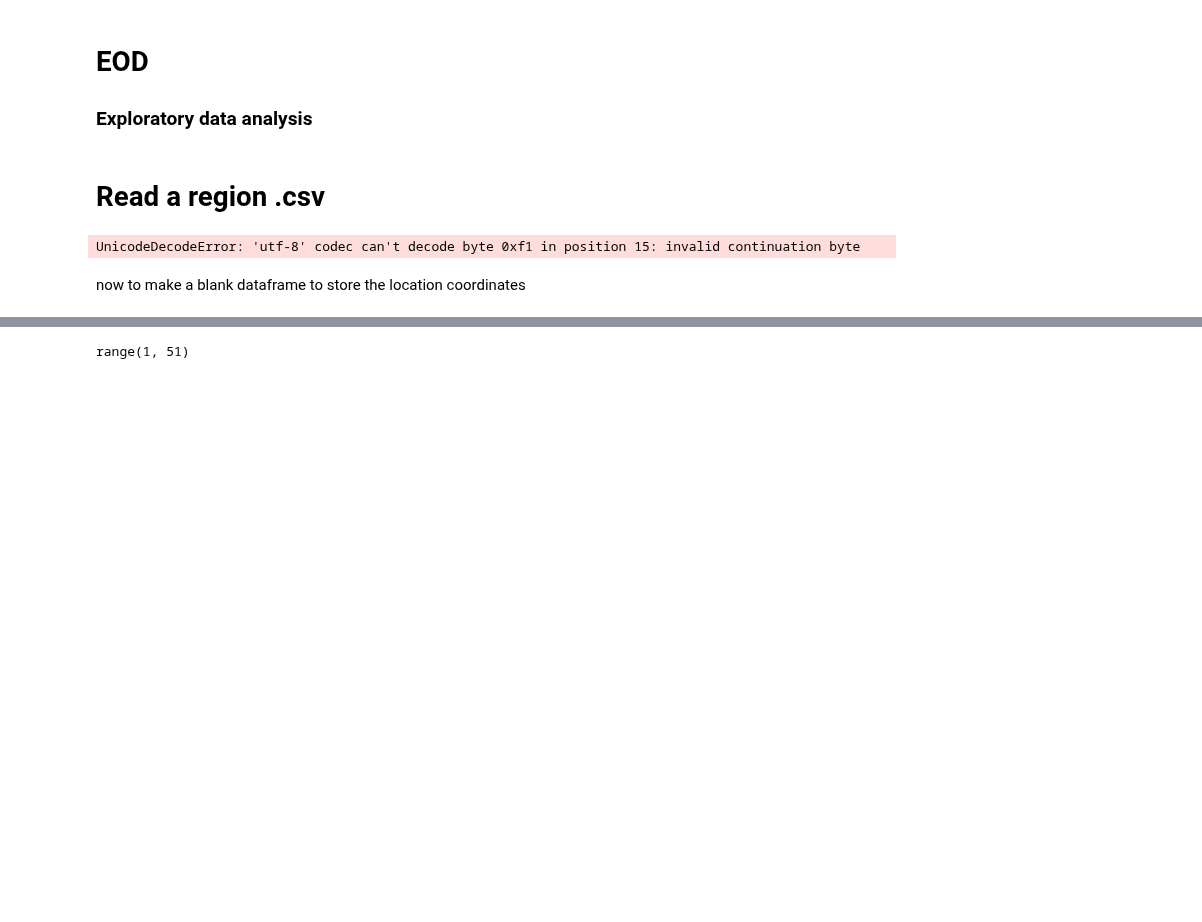
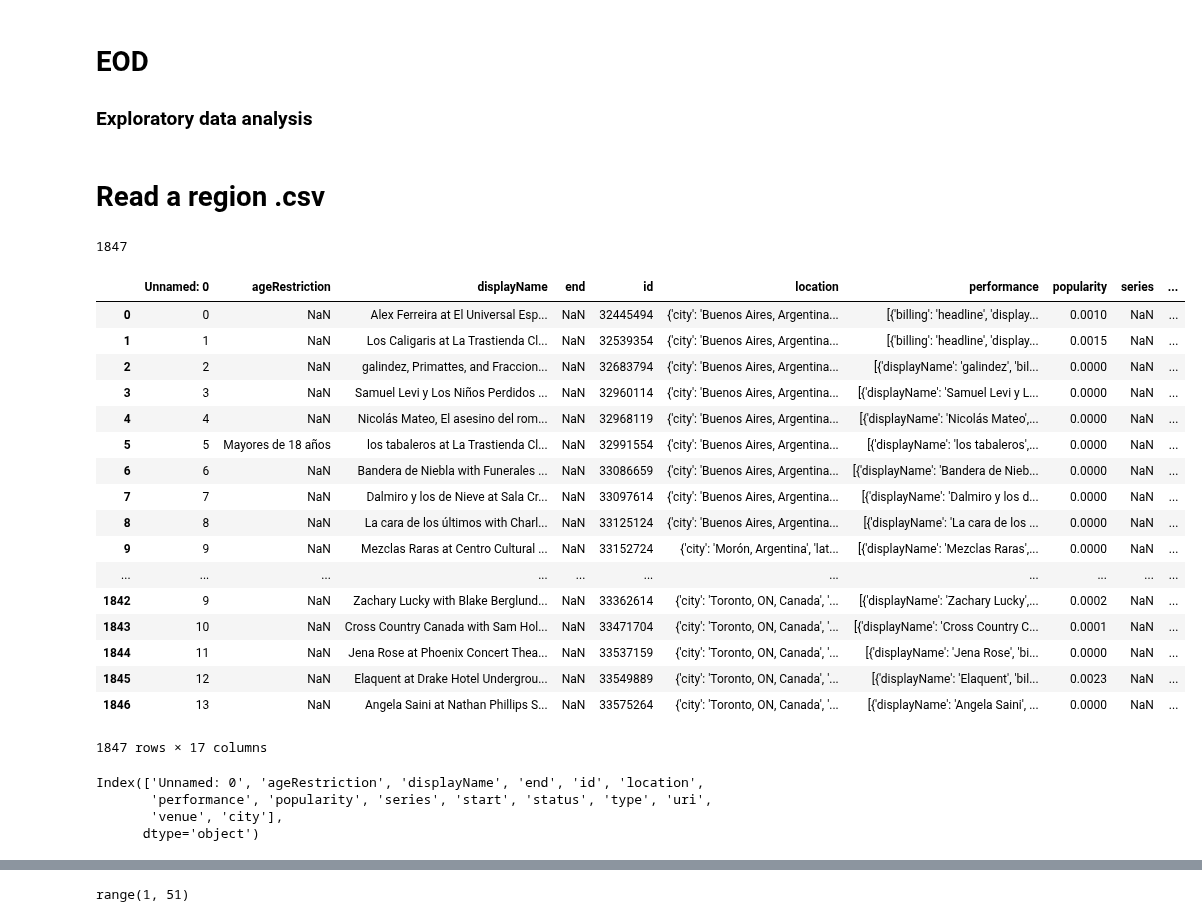
Before and after one commit to CityBlender/data-analysis, a Jupyter notebook: EOD_V02.ipynb, the cells around one changed output, grey strips where cells are left out. Saved outputs shown, nothing was run; the diff lists cells and outputs as text; code cells hidden in the pictures; blank space fills up the shorter version.

```diff
--- a/EOD_V02.ipynb
+++ b/EOD_V02.ipynb
@@ -28,4 +29,2 @@ os.chdir('C:\\Users\\Jonathan\\Desktop\\Songsdump\\CSVs')
 # %%
-df = pd.read_csv('americas.csv')
+df = pd.read_csv('americas.csv', encoding='ISO-8859-1')
-# %% [output]
-UnicodeDecodeError: 'utf-8' codec can't decode byte 0xf1 in position 15: invalid continuation byte
@@ -39,2 +31,4 @@ json_data = json.load(json_file)
-# %% [markdown]
-now to make a blank dataframe to store the location coordinates
+# %%
+len(df['location'])
+# %% [output]
+1847
@@ -40,0 +43,28 @@ now to make a blank dataframe to store the location coordinates
+# %%
+df
+# %% [output]
+|  | Unnamed: 0 | ageRestriction | displayName | end | id | location | performance | popularity | series | ... |
+| 0 | 0 | NaN | Alex Ferreira at El Universal Esp... | NaN | 32445494 | {'city': 'Buenos Aires, Argentina... | [{'billing': 'headline', 'display... | 0.0010 | NaN | ... |
+| 1 | 1 | NaN | Los Caligaris at La Trastienda Cl... | NaN | 32539354 | {'city': 'Buenos Aires, Argentina... | [{'billing': 'headline', 'display... | 0.0015 | NaN | ... |
+| 2 | 2 | NaN | galindez, Primattes, and Fraccion... | NaN | 32683794 | {'city': 'Buenos Aires, Argentina... | [{'displayName': 'galindez', 'bil... | 0.0000 | NaN | ... |
+| 3 | 3 | NaN | Samuel Levi y Los Niños Perdidos ... | NaN | 32960114 | {'city': 'Buenos Aires, Argentina... | [{'displayName': 'Samuel Levi y L... | 0.0000 | NaN | ... |
+| 4 | 4 | NaN | Nicolás Mateo, El asesino del rom... | NaN | 32968119 | {'city': 'Buenos Aires, Argentina... | [{'displayName': 'Nicolás Mateo',... | 0.0000 | NaN | ... |
+| 5 | 5 | Mayores de 18 años | los tabaleros at La Trastienda Cl... | NaN | 32991554 | {'city': 'Buenos Aires, Argentina... | [{'displayName': 'los tabaleros',... | 0.0000 | NaN | ... |
+| 6 | 6 | NaN | Bandera de Niebla with Funerales ... | NaN | 33086659 | {'city': 'Buenos Aires, Argentina... | [{'displayName': 'Bandera de Nieb... | 0.0000 | NaN | ... |
+| 7 | 7 | NaN | Dalmiro y los de Nieve at Sala Cr... | NaN | 33097614 | {'city': 'Buenos Aires, Argentina... | [{'displayName': 'Dalmiro y los d... | 0.0000 | NaN | ... |
+| 8 | 8 | NaN | La cara de los últimos with Charl... | NaN | 33125124 | {'city': 'Buenos Aires, Argentina... | [{'displayName': 'La cara de los ... | 0.0000 | NaN | ... |
+| 9 | 9 | NaN | Mezclas Raras at Centro Cultural ... | NaN | 33152724 | {'city': 'Morón, Argentina', 'lat... | [{'displayName': 'Mezclas Raras',... | 0.0000 | NaN | ... |
+| ... | ... | ... | ... | ... | ... | ... | ... | ... | ... | ... |
+| 1842 | 9 | NaN | Zachary Lucky with Blake Berglund... | NaN | 33362614 | {'city': 'Toronto, ON, Canada', '... | [{'displayName': 'Zachary Lucky',... | 0.0002 | NaN | ... |
+| 1843 | 10 | NaN | Cross Country Canada with Sam Hol... | NaN | 33471704 | {'city': 'Toronto, ON, Canada', '... | [{'displayName': 'Cross Country C... | 0.0001 | NaN | ... |
+| 1844 | 11 | NaN | Jena Rose at Phoenix Concert Thea... | NaN | 33537159 | {'city': 'Toronto, ON, Canada', '... | [{'displayName': 'Jena Rose', 'bi... | 0.0000 | NaN | ... |
+| 1845 | 12 | NaN | Elaquent at Drake Hotel Undergrou... | NaN | 33549889 | {'city': 'Toronto, ON, Canada', '... | [{'displayName': 'Elaquent', 'bil... | 0.0023 | NaN | ... |
+| 1846 | 13 | NaN | Angela Saini at Nathan Phillips S... | NaN | 33575264 | {'city': 'Toronto, ON, Canada', '... | [{'displayName': 'Angela Saini', ... | 0.0000 | NaN | ... |
+1847 rows × 17 columns
+# %%
+df.columns
+# %% [output]
+Index(['Unnamed: 0', 'ageRestriction', 'displayName', 'end', 'id', 'location',
+       'performance', 'popularity', 'series', 'start', 'status', 'type', 'uri',
+       'venue', 'city'],
+      dtype='object')
```
Also changed, not shown: parts of 9 cells of this notebook.
